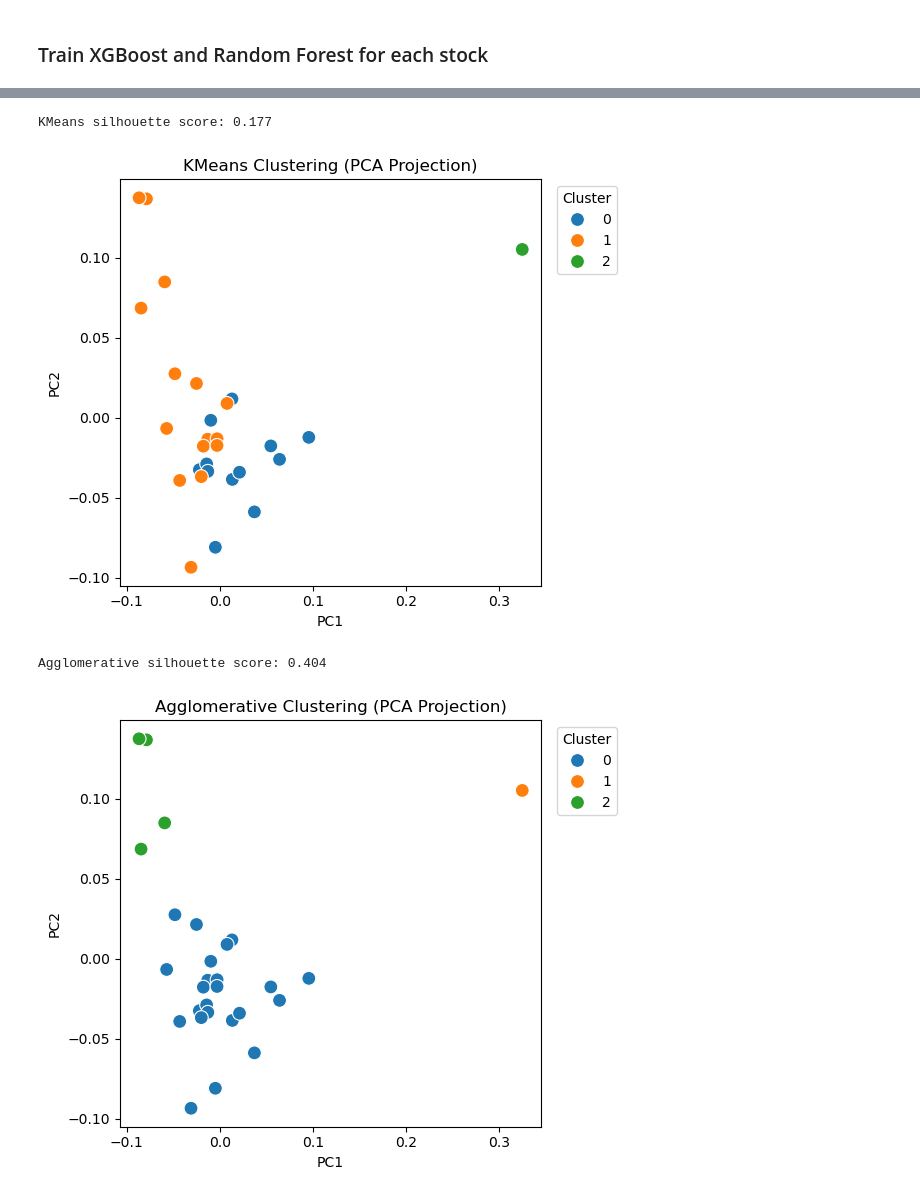
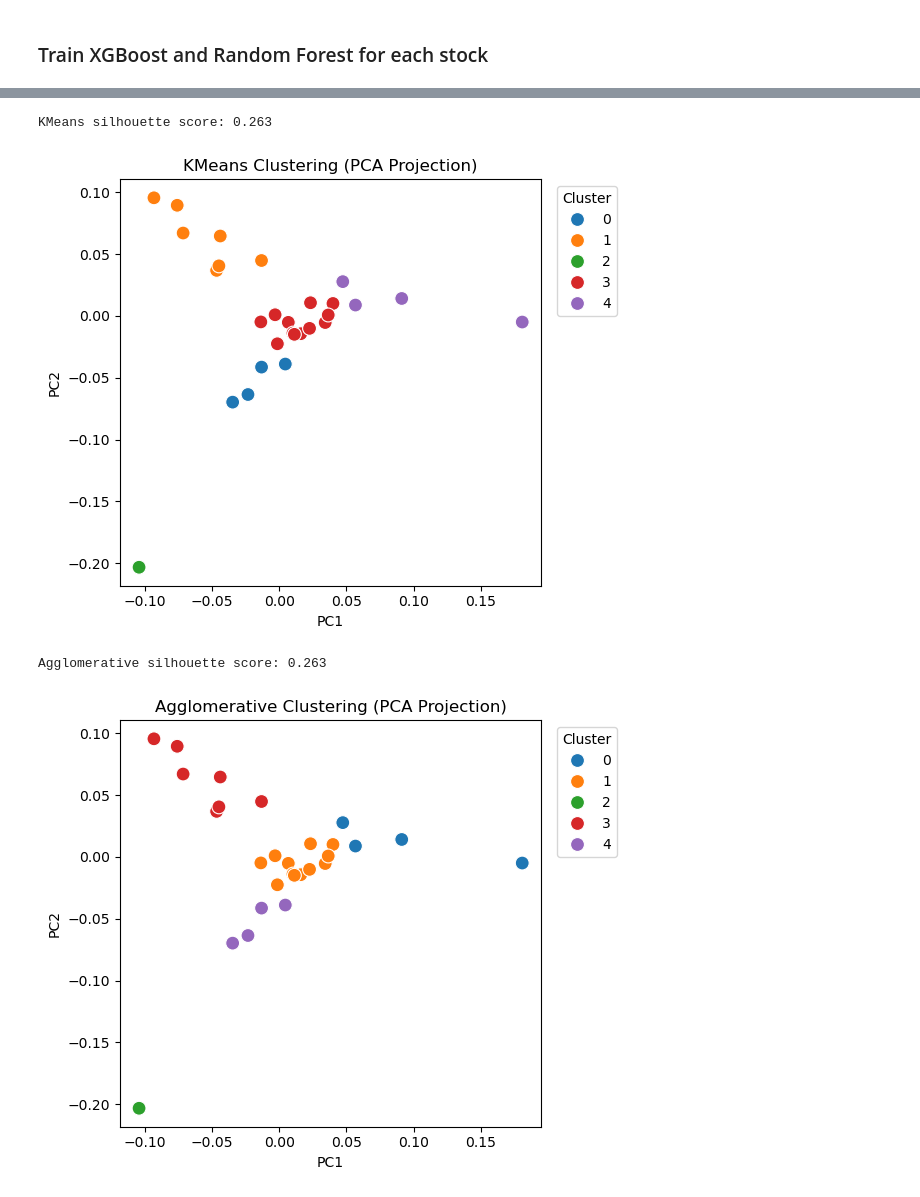
Before and after one commit to RheaBose/Citadel-women-datathon-2025, a Jupyter notebook: stock/predict_logreturn_stock_separate.ipynb, the cells around one changed output, grey strips where cells are left out. Cells and saved outputs as stored; diff of their text form; code cells hidden in the pictures.

```diff
--- a/stock/predict_logreturn_stock_separate.ipynb
+++ b/stock/predict_logreturn_stock_separate.ipynb
@@ -27,6 +27,9 @@ feature_cols = [
     col for col in df.columns
     if (
         col == 'Close_lag_1'
+        # or col == 'Gas_Price_lag_1'
+        or col == 'Brent_Price'
+        or col == 'Gas_Price'
         or col == 'Stock_Number'
         or '_logreturn' in col
     )
@@ -70,7 +73,8 @@ for symbol in df['Ticker_Symbol'].unique():
     )
 
     # 5) Fit model
-    model = XGBRegressor(random_state=42)
+    model = XGBRegressor(random_state = 42, n_estimators=50, learning_rate=0.1, max_depth=5)
+
     model.fit(X_train, y_train)
 
     # 6) Predict & evaluate
@@ -163,8 +167,12 @@ imp_matrix = pd.DataFrame(
 
 # 3. Fill in importances
 for symbol, res in results.items():
-    fi = res['feature_importances']
-    imp_matrix.loc[symbol, fi['feature']] = fi['importance'].values
+    fi = res['feature_importances'].set_index('feature')
+    for feat, val in fi['importance'].items():
+        imp_matrix.loc[symbol, feat] = val
+# for symbol, res in results.items():
+#     fi = res['feature_importances']
+#     imp_matrix.loc[symbol, fi['feature']] = fi['importance'].values
 
 imp_matrix
 # %% [output]
@@ -248,43 +256,43 @@ emb_df
 # %%
 # 2) Define clustering algorithms
-k = 3
+k = 5
 methods = {
     'KMeans':            KMeans(n_clusters=k, random_state=42,),
     'Agglomerative':     AgglomerativeClustering(n_clusters=k, linkage='ward'),
 }
 
 # 3) Run clustering, plot
 for name, algo in methods.items():
     labels = algo.fit_predict(imp_matrix)
     emb_df[name] = labels
 
     # Silhouette score
     unique_labels = set(labels)
     if len(unique_labels) > 1 and -1 not in unique_labels:
         score = silhouette_score(imp_matrix, labels)
         print(f"{name} silhouette score: {score:.3f}")
     else:
         print(f"{name} produced {len(unique_labels)} clusters (including noise).")
 
     # Scatterplot in PCA space
     plt.figure(figsize=(6,5))
     sns.scatterplot(
         data=emb_df,
         x='PC1', y='PC2',
         hue=name,
         palette='tab10',
         s=100,
         legend='full'
     )
     plt.title(f"{name} Clustering (PCA Projection)")
     plt.legend(title='Cluster', bbox_to_anchor=(1.02, 1), loc='upper left')
     plt.tight_layout()
     plt.show()
 # %% [output]
-KMeans silhouette score: 0.177
+KMeans silhouette score: 0.263
-[figure, old version]
+[figure, new version]
-Agglomerative silhouette score: 0.404
+Agglomerative silhouette score: 0.263
-[figure, old version]
+[figure, new version]
 # %%
 # 4) Heatmap of feature importances ordered by one cluster labeling
 order = emb_df.sort_values('KMeans').index
```
Also changed, not shown: parts of 13 cells of this notebook.
